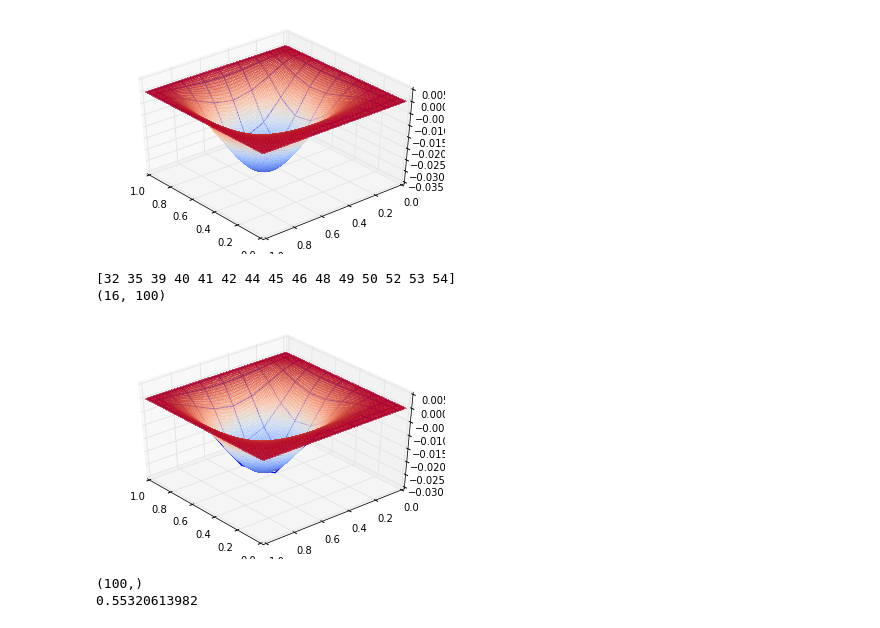
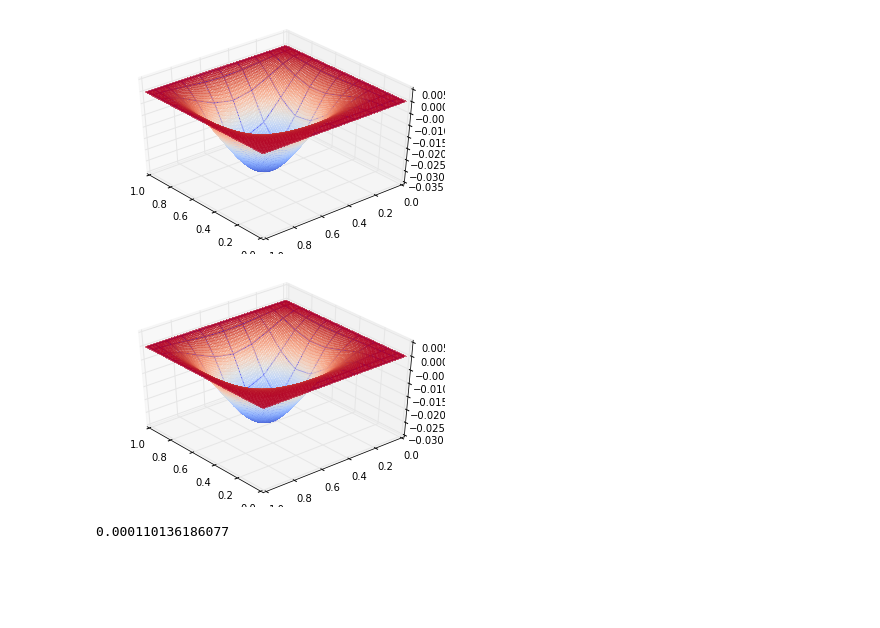
Before and after one commit to pdicerbo/P1.4, a Jupyter notebook: Basics/FinalProject.ipynb, the cells around one changed output. Drawn from its saved outputs; the diff is of its cells as text; code cells hidden in the pictures; blank space fills up the shorter version.

```diff
--- a/Basics/FinalProject.ipynb
+++ b/Basics/FinalProject.ipynb
@@ -351,40 +351,35 @@ def final_derivative(u, time):
 # %%
 from scipy.integrate import odeint
 
 t0 = 0.
 t1 = 1.
-tstep = 1. / 16.
+tstep = 1. / 64.
 t_array = arange(t0, t1, tstep)
 
 initial_cond = zeros(N[0] * N[1])
 
 results, nfo = odeint(final_derivative, initial_cond, t_array, full_output = True)
-print(nfo['nst'])
-print(results.shape)
+# print(nfo['nst'])
+# print(results.shape)
 
 to_print = results[-1, :].reshape((N[1],N[0]))
 
 uh = eval_space(LL, to_print)
 
 fig = plt.figure()
 ax = fig.gca(projection='3d')
 
 surf0 = ax.plot_wireframe(QX, QY, real_sol(QX, QY, 1.))
 surf1 = ax.plot_surface(X, Y, uh(X,Y), rstride=1, cstride=1, cmap=cm.coolwarm, linewidth=0,
                         antialiased=False, alpha=.5)
 
 ax.view_init(elev=40., azim=140)
 # %% [output]
-[32 35 39 40 41 42 44 45 46 48 49 50 52 53 54]
-(16, 100)
-[figure, old version]
+[figure, new version]
 # %%
 # error calculation
-wh_coeff = solve(M, results[-1,:])
 
-print(wh_coeff.shape)
-
-wh = B.dot(wh_coeff)
+wh = B.dot(results[-1,:])
 
 gx, gy = meshgrid(quadrature[0], quadrature[1])
 
@@ -393,10 +388,9 @@ to_sum = real_sol(gx, gy, 1.).flatten()
 integ = wh - to_sum
 
 # for the L^2 norm I need the square of the function
-qd = integ*integ
+qd = integ * integ
 done = W.dot(qd)
 final_res = (add.reduce(done))**.5
 print(final_res)
 # %% [output]
-(100,)
-0.55320613982
+0.000110136186077
```
Also changed, not shown: parts of 8 cells of this notebook.
